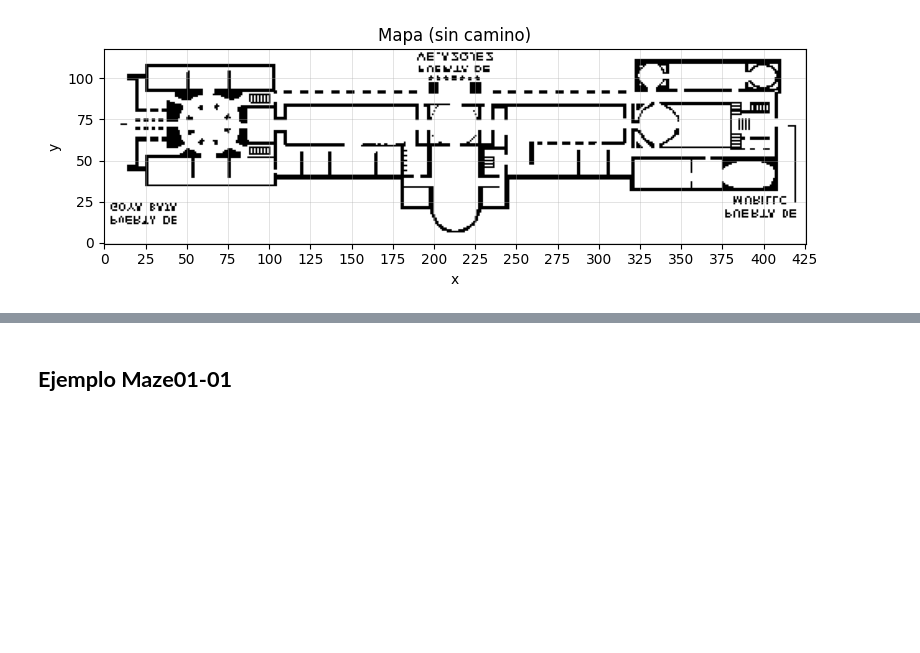
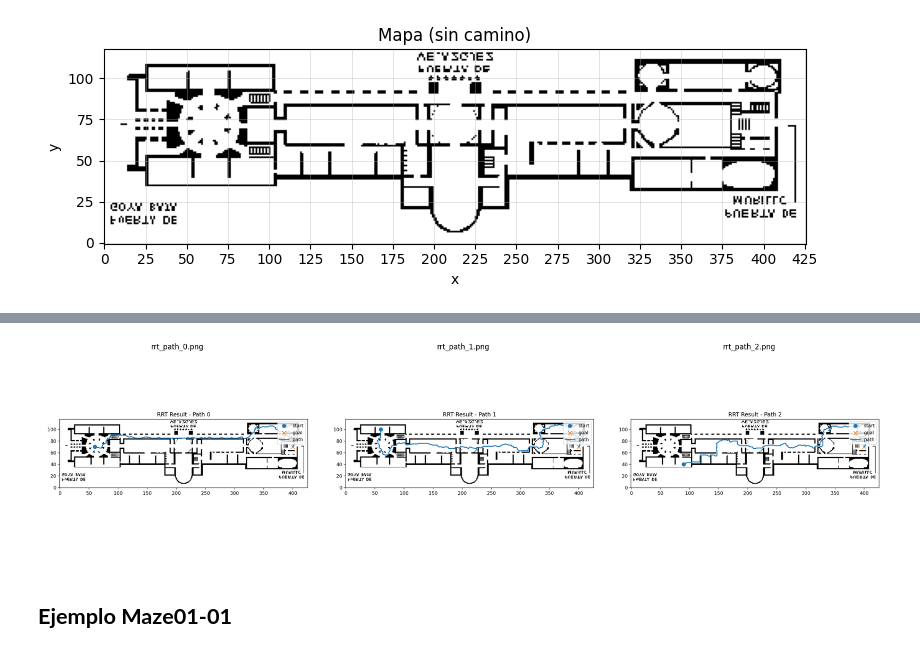
Before and after one commit to KafeisM/robots_autonomos, a Jupyter notebook: Planificación de caminos/robots_caminos.ipynb, the cells around one changed output, grey strips where cells are left out. Drawn from its saved outputs; the diff is of its cells as text; code cells hidden in the pictures; blank space fills up the shorter version.

```diff
--- a/Planificación de caminos/robots_caminos.ipynb
+++ b/Planificación de caminos/robots_caminos.ipynb
@@ -683 +709,3 @@ def rrt_plan(
+# %%
+IMG_PATH =  "/content/Laberinto_003.png"
 # %%
@@ -716,21 +842,3 @@ grid = load_occupancy_from_image(IMG_PATH, threshold=128, invert=False)
 preview_map(grid)
 # %% [output]
 [figure]
-# %%
-start = (60, 70)
-goal = (400, 70)
-
-path_rrt = rrt_plan(
-    grid,
-    start,
-    goal,
-    step_size=2,
-    goal_sample_rate=0.08,
-    max_iters=60000,
-    goal_tolerance=20,
-)
-
-if path_rrt == None:
-  print("ERROR. No se encontró un camino válido")
-else:
-  plot_and_save(grid, start, goal, path_rrt, out_path="rrt_result.png", title="RRT planning", out_dir=".")
@@ -738,0 +845,5 @@ KeyboardInterrupt:
+# %%
+start = [(60, 70),(60, 100),(90, 40)]
+goal = [(400, 70),(400, 70),(400, 70)]
+
+OUTPUT_DIR = f"/content/resultados-rtt_{nombre_archivo}"
@@ -739,3 +889,25 @@ KeyboardInterrupt:
+# %%
+# Obtener rutas y cargar datos
+ruta_resultados = Path(OUTPUT_DIR)
+lista_imagenes = sorted(list(ruta_resultados.glob("*.png")))
+
+if lista_imagenes:
+    fig, axes = plt.subplots(1, len(lista_imagenes), figsize=(20, 5))
+    # Si solo hay 1 imagen, axes no es una lista, hay que hacerlo iterable
+    if len(lista_imagenes) == 1: axes = [axes]
+
+    for i, ax in enumerate(axes):
+        img = plt.imread(str(lista_imagenes[i]))
+        ax.imshow(img)
+        ax.set_title(lista_imagenes[i].name)
+        ax.axis('off')
+
+    plt.tight_layout()
+    plt.show()
+else:
+    print("No se encontraron imágenes guardadas.")
+# %% [output]
+[figure, added]
 # %% [markdown]
 ## **Ejemplo Maze01-01**
 # %%
```
Also changed, not shown: parts of 40 cells of this notebook.
